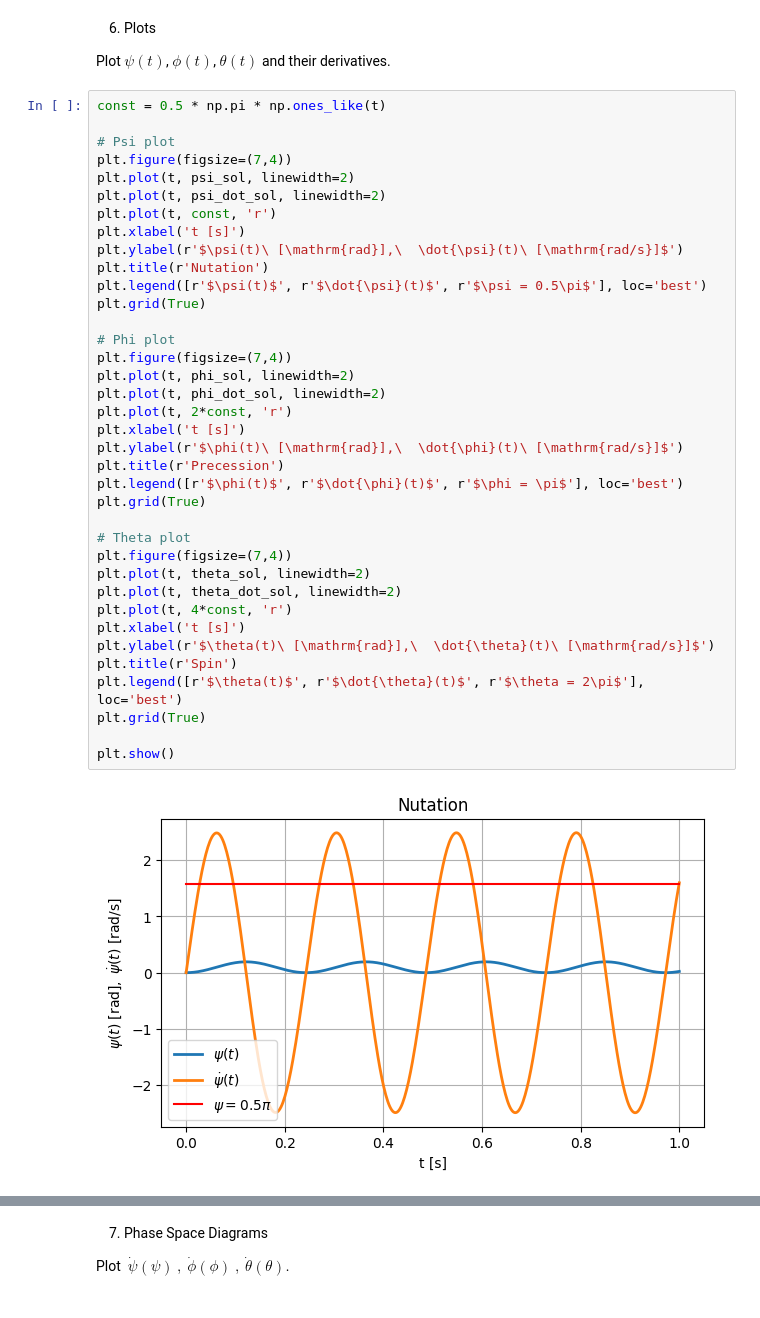
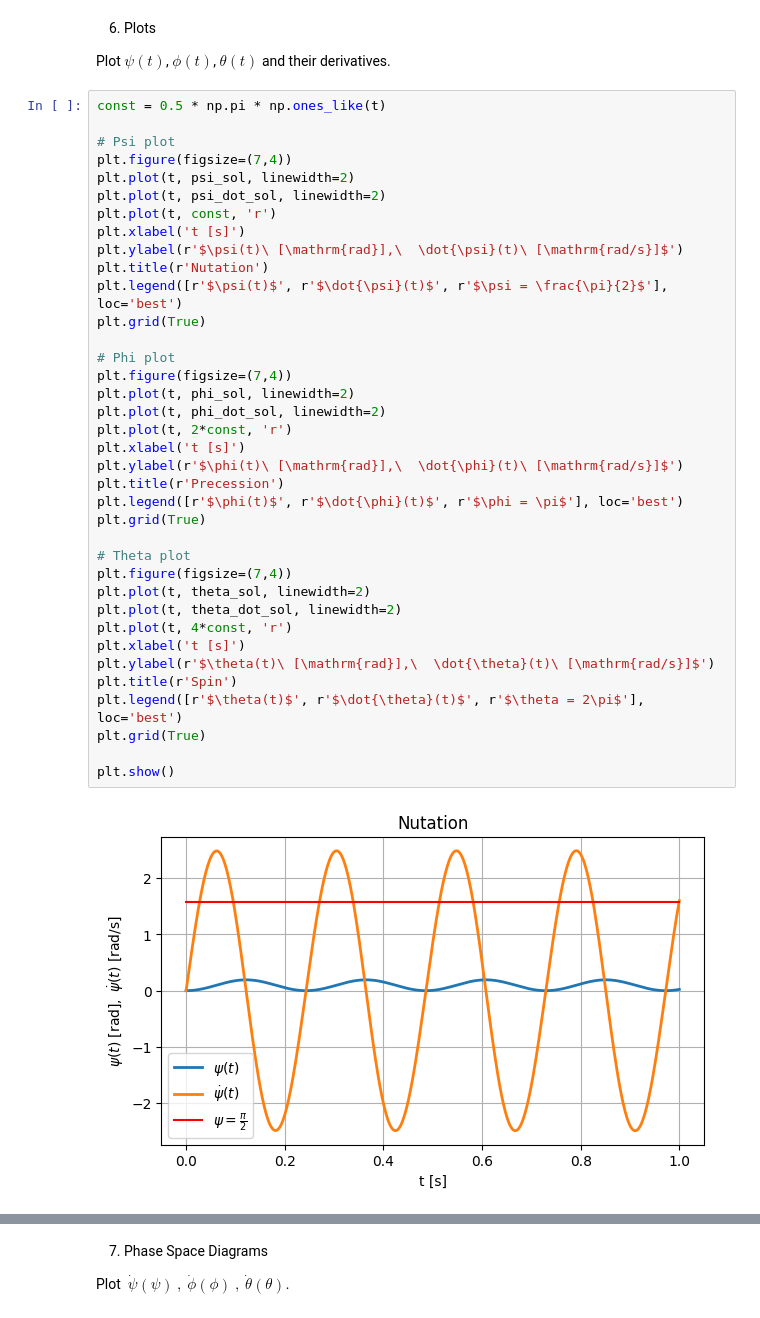
Before and after one commit to mukaxhoiel/ELAG, a Jupyter notebook: ELAG_Notebook.ipynb, the cells around one changed output, grey strips where cells are left out. Cells and saved outputs as stored; diff of their text form.

```diff
--- a/ELAG_Notebook.ipynb
+++ b/ELAG_Notebook.ipynb
@@ -155,35 +168,35 @@ plt.plot(t, psi_dot_sol, linewidth=2)
 plt.plot(t, const, 'r')
 plt.xlabel('t [s]')
 plt.ylabel(r'$\psi(t)\ [\mathrm{rad}],\  \dot{\psi}(t)\ [\mathrm{rad/s}]$')
 plt.title(r'Nutation')
-plt.legend([r'$\psi(t)$', r'$\dot{\psi}(t)$', r'$\psi = 0.5\pi$'], loc='best')
+plt.legend([r'$\psi(t)$', r'$\dot{\psi}(t)$', r'$\psi = \frac{\pi}{2}$'], loc='best')
 plt.grid(True)
 
 # Phi plot
 plt.figure(figsize=(7,4))
 plt.plot(t, phi_sol, linewidth=2)
 plt.plot(t, phi_dot_sol, linewidth=2)
 plt.plot(t, 2*const, 'r')
 plt.xlabel('t [s]')
 plt.ylabel(r'$\phi(t)\ [\mathrm{rad}],\  \dot{\phi}(t)\ [\mathrm{rad/s}]$')
 plt.title(r'Precession')
 plt.legend([r'$\phi(t)$', r'$\dot{\phi}(t)$', r'$\phi = \pi$'], loc='best')
 plt.grid(True)
 
 # Theta plot
 plt.figure(figsize=(7,4))
 plt.plot(t, theta_sol, linewidth=2)
 plt.plot(t, theta_dot_sol, linewidth=2)
 plt.plot(t, 4*const, 'r')
 plt.xlabel('t [s]')
 plt.ylabel(r'$\theta(t)\ [\mathrm{rad}],\  \dot{\theta}(t)\ [\mathrm{rad/s}]$')
 plt.title(r'Spin')
 plt.legend([r'$\theta(t)$', r'$\dot{\theta}(t)$', r'$\theta = 2\pi$'], loc='best')
 plt.grid(True)
 
 plt.show()
 # %% [output]
-[figure, old version]
+[figure, new version]
 [figure]
 [figure]
 # %% [markdown]
```
Also changed, not shown: parts of 4 cells of this notebook, 1 other file.
